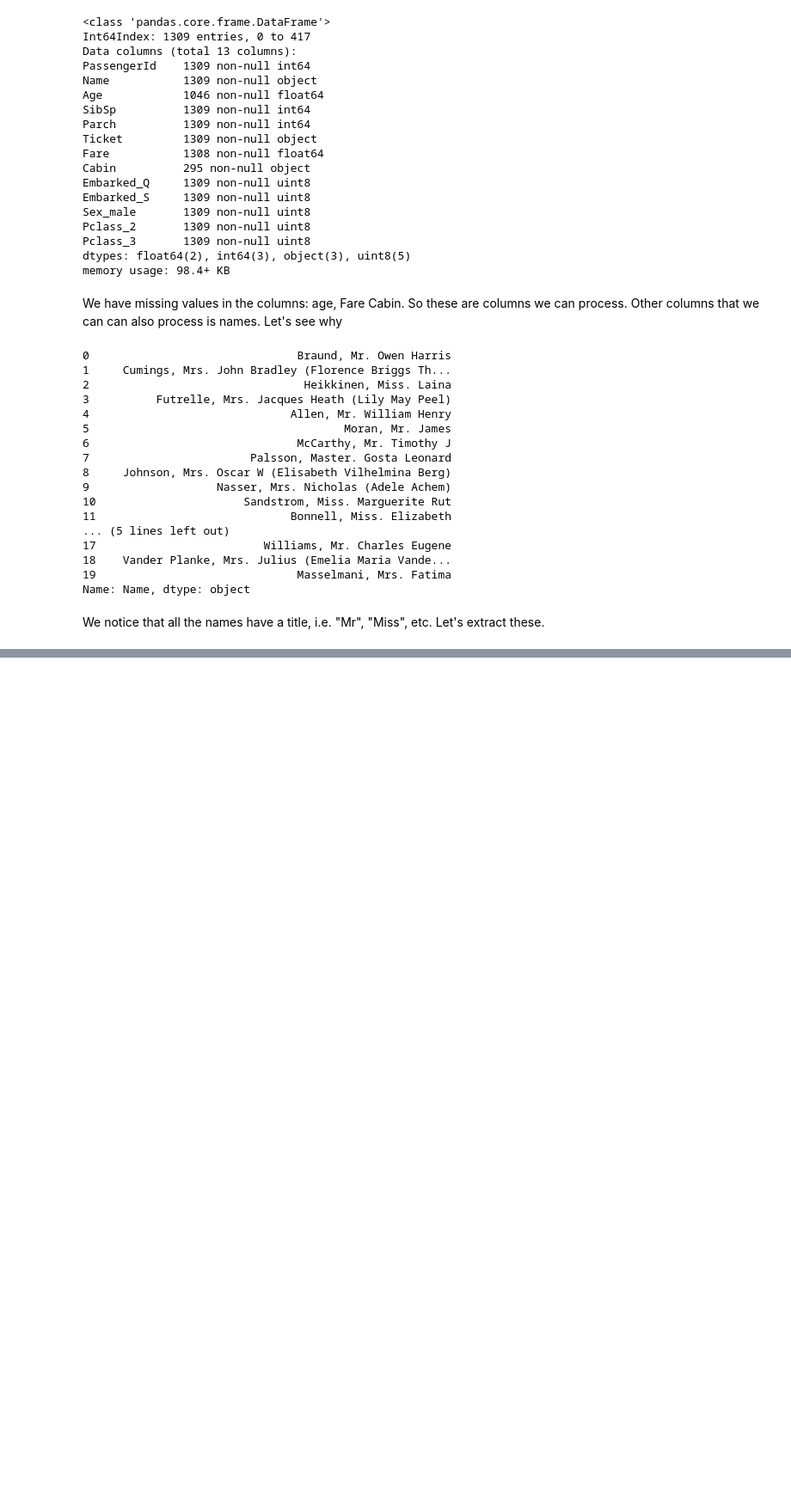
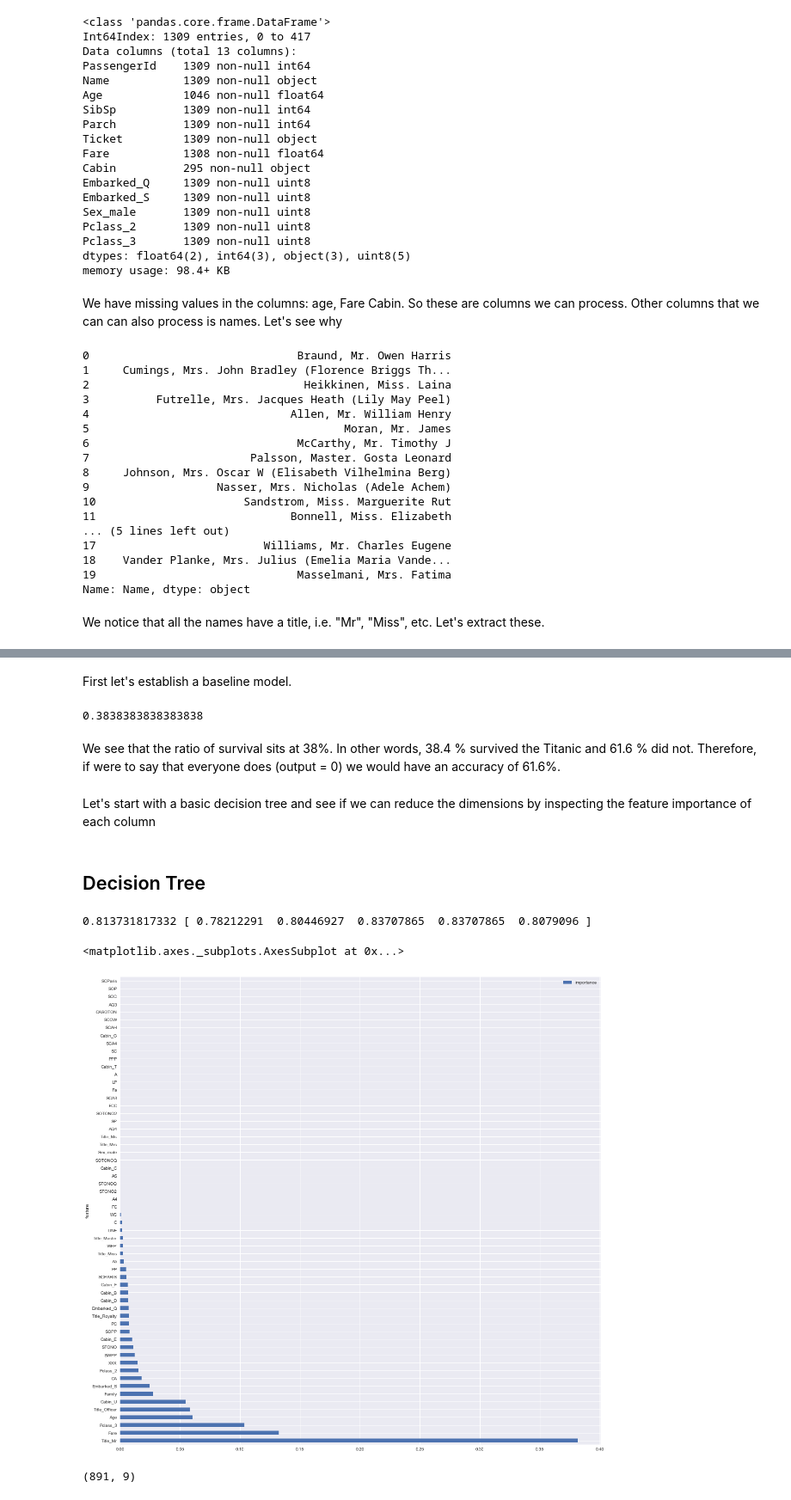
Before and after one commit to KeremAslan/titanic_kaggle, a Jupyter notebook: Titanic Survivor Prediction improvement.ipynb, the cells around one changed output, grey strips where cells are left out. Shown at 86% size. Drawn from its saved outputs; the diff is of its cells as text; code cells hidden in the pictures; blank space fills up the shorter version.

Commit message:
Added first classifier

```diff
--- a/Titanic Survivor Prediction improvement.ipynb
+++ b/Titanic Survivor Prediction improvement.ipynb
@@ -202,0 +456,49 @@ The cabin column contains a lot of unknowns. But just throwing out this informat
+# %% [markdown]
+First let's establish a baseline model.
+# %%
+df_train_set['Survived'].sum()/len(df_train_set['Survived'])
+# %% [output]
+0.3838383838383838
+# %% [markdown]
+We see that the ratio of survival sits at 38%. In other words, 38.4 % survived the Titanic and 61.6 % did not. Therefore, if were to say that everyone does (output = 0) we would have an accuracy of 61.6%.
+# %% [markdown]
+Let's start with a basic decision tree and see if we can reduce the dimensions by inspecting the feature importance of each column
+# %% [markdown]
+## Decision Tree
+# %%
+from sklearn.tree import DecisionTreeClassifier as DT
+from sklearn.model_selection import train_test_split, cross_val_score
+
+X_train = df_cleaned.head(891)
+X_test = df_cleaned.loc[891:]
+
+y_train = df_train_set['Survived'].values
+# %%
+dt_classifier = DT(criterion ='entropy', splitter='random', max_depth = 10, min_samples_split=3)
+
+scores = cross_val_score(dt_classifier, X_train, y=y_train, cv=5)
+print(scores.mean(), scores)
+# %% [output]
+0.813731817332 [ 0.78212291  0.80446927  0.83707865  0.83707865  0.8079096 ]
+# %%
+dt_classifier.fit(X_train, y_train)
+feature_importances = dt_classifier.feature_importances_
+# %%
+features = pd.DataFrame()
+features['feature'] = X_train.columns
+features['importance'] = feature_importances
+features.sort_values(by=['importance'], ascending=False, inplace=True)
+features.set_index('feature', inplace=True)
+# %%
+features.plot(kind='barh', figsize=(20, 20))
+# %% [output]
+<matplotlib.axes._subplots.AxesSubplot at 0x...>
+[figure, added]
+# %%
+from sklearn.feature_selection import SelectFromModel
+
+model = SelectFromModel(dt_classifier, prefit=True)
+train_reduced = model.transform(X_train)
+train_reduced.shape
+# %% [output]
+(891, 9)
```
Also changed, not shown: parts of 40 cells of this notebook.
